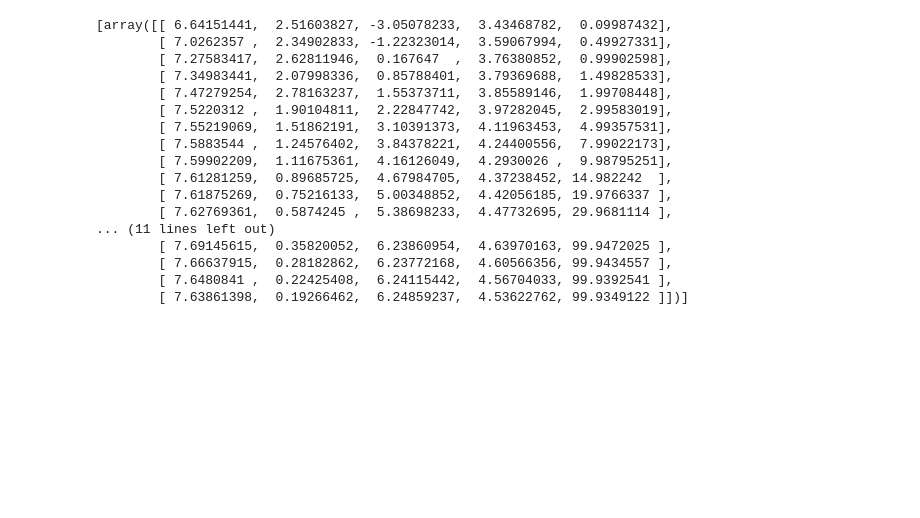
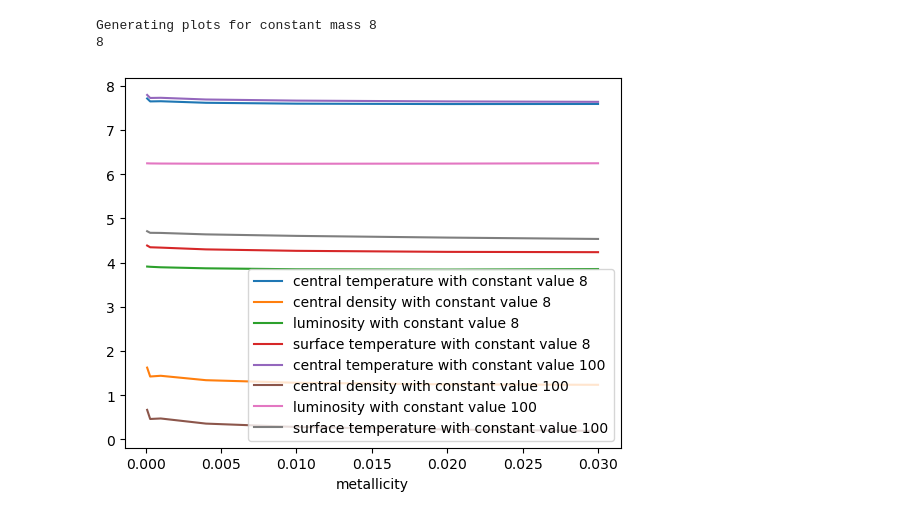
Before and after one commit to aunetx/stellar-physics-project, a Jupyter notebook: Analysis ex2.ipynb, the cells around one changed output. Cells and saved outputs as stored; diff of their text form; code cells hidden in the pictures; blank space fills up the shorter version.

```diff
--- a/Analysis ex2.ipynb
+++ b/Analysis ex2.ipynb
@@ -132,23 +199,9 @@ Generating plots for constant mass 99.9512417
 # %%
-all_data
+data = get_data_for_more_folders(variables,[met8foldernames,met100foldernames],iteration=100,xaxis="metallicity",together_on_one_figure=True,nr_of_folders=[8,100])
 # %% [output]
-[array([[ 6.64151441,  2.51603827, -3.05078233,  3.43468782,  0.09987432],
-        [ 7.0262357 ,  2.34902833, -1.22323014,  3.59067994,  0.49927331],
-        [ 7.27583417,  2.62811946,  0.167647  ,  3.76380852,  0.99902598],
-        [ 7.34983441,  2.07998336,  0.85788401,  3.79369688,  1.49828533],
-        [ 7.47279254,  2.78163237,  1.55373711,  3.85589146,  1.99708448],
-        [ 7.5220312 ,  1.90104811,  2.22847742,  3.97282045,  2.99583019],
-        [ 7.55219069,  1.51862191,  3.10391373,  4.11963453,  4.99357531],
-        [ 7.5883544 ,  1.24576402,  3.84378221,  4.24400556,  7.99022173],
-        [ 7.59902209,  1.11675361,  4.16126049,  4.2930026 ,  9.98795251],
-        [ 7.61281259,  0.89685725,  4.67984705,  4.37238452, 14.982242  ],
-        [ 7.61875269,  0.75216133,  5.00348852,  4.42056185, 19.9766337 ],
-        [ 7.62769361,  0.5874245 ,  5.38698233,  4.47732695, 29.9681114 ],
-... (11 lines left out)
-        [ 7.69145615,  0.35820052,  6.23860954,  4.63970163, 99.9472025 ],
-        [ 7.66637915,  0.28182862,  6.23772168,  4.60566356, 99.9434557 ],
-        [ 7.6480841 ,  0.22425408,  6.24115442,  4.56704033, 99.9392541 ],
-        [ 7.63861398,  0.19266462,  6.24859237,  4.53622762, 99.9349122 ]])]
+Generating plots for constant mass 8
+8
+[figure, added]
 # %%
 surface_temperatures = [all_data[i][:,3] for i in range(3)]
 luminosities = [all_data[i][:,2] for i in range(3)]
```
Also changed, not shown: parts of 4 cells of this notebook.
